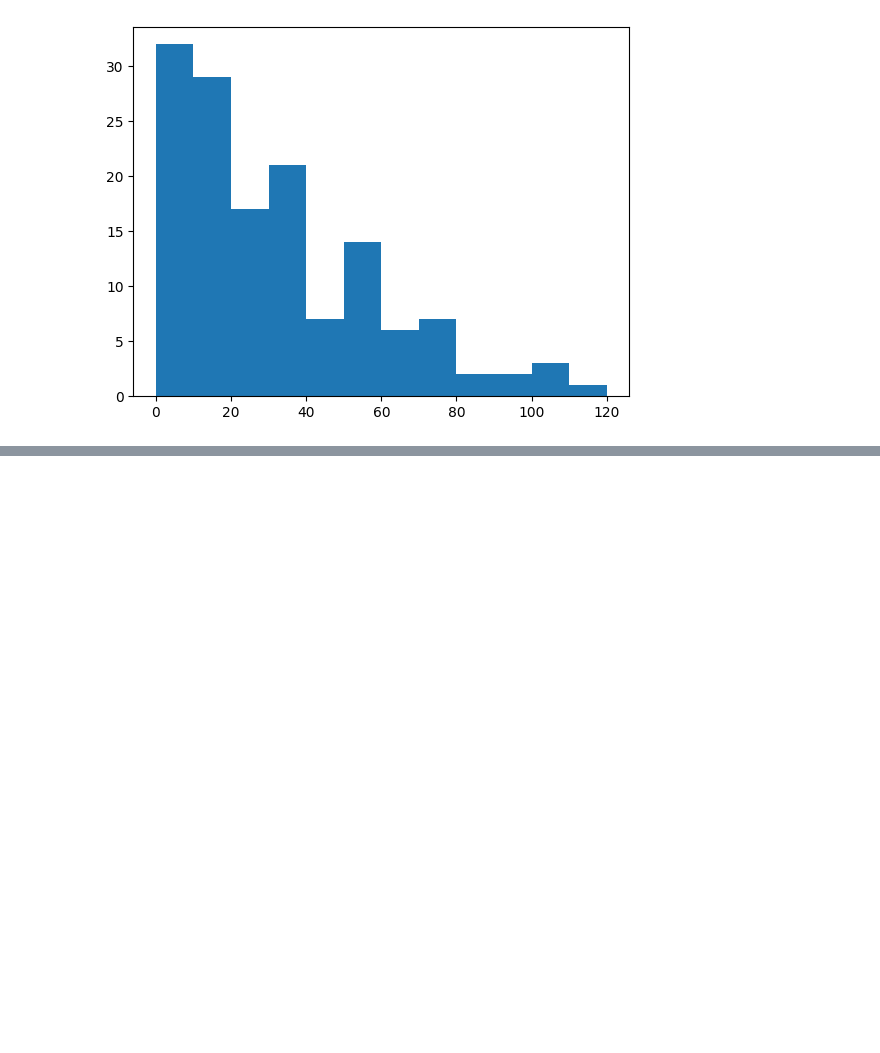
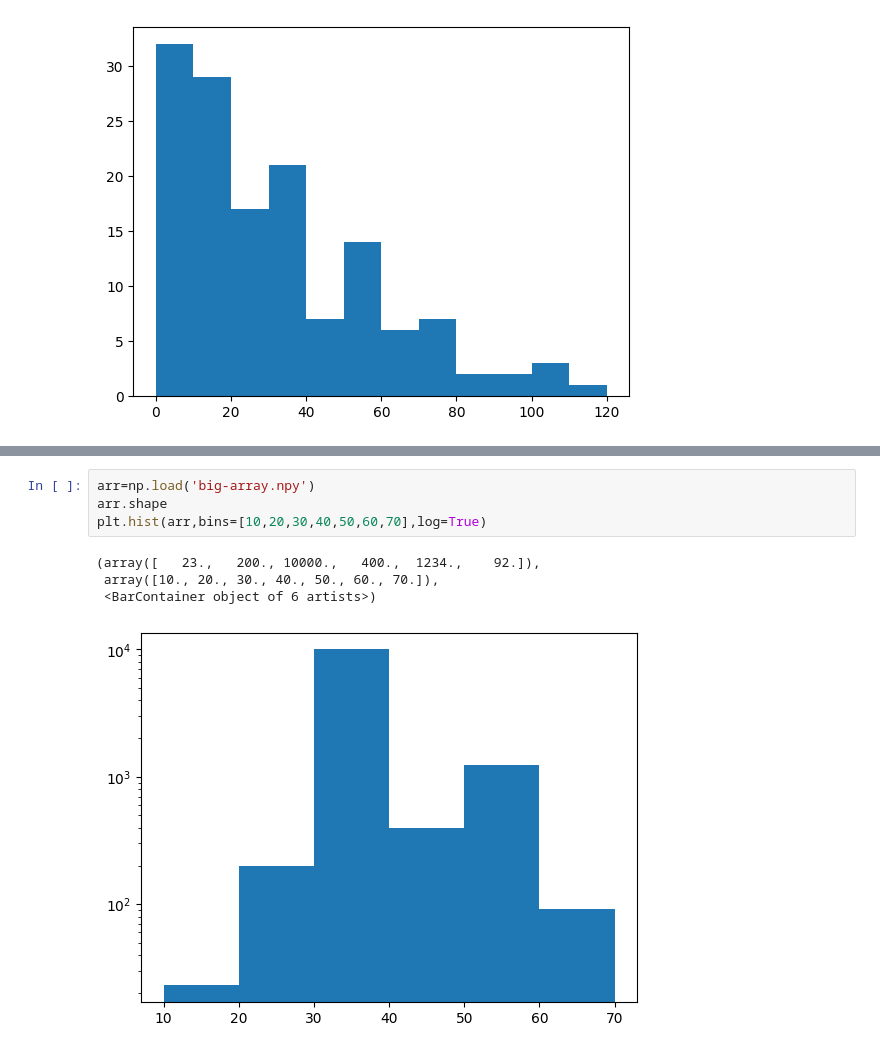
Before and after one commit to Abhinav09062005/python-, a Jupyter notebook: chapter4/mathplotlib.ipynb, the cells around one changed output, grey strips where cells are left out. Cells and saved outputs as stored; diff of their text form; blank space fills up the shorter version.

```diff
--- a/chapter4/mathplotlib.ipynb
+++ b/chapter4/mathplotlib.ipynb
@@ -273,0 +285,9 @@ plt.hist(df['batsman_runs'],bins=[0,10,20,30,40,50,60,70,80,90,100,110,120])
+# %%
+arr=np.load('big-array.npy')
+arr.shape
+plt.hist(arr,bins=[10,20,30,40,50,60,70],log=True)
+# %% [output]
+(array([   23.,   200., 10000.,   400.,  1234.,    92.]),
+ array([10., 20., 30., 40., 50., 60., 70.]),
+ <BarContainer object of 6 artists>)
+[figure, added]
```
Also changed, not shown: parts of 4 cells of this notebook.
